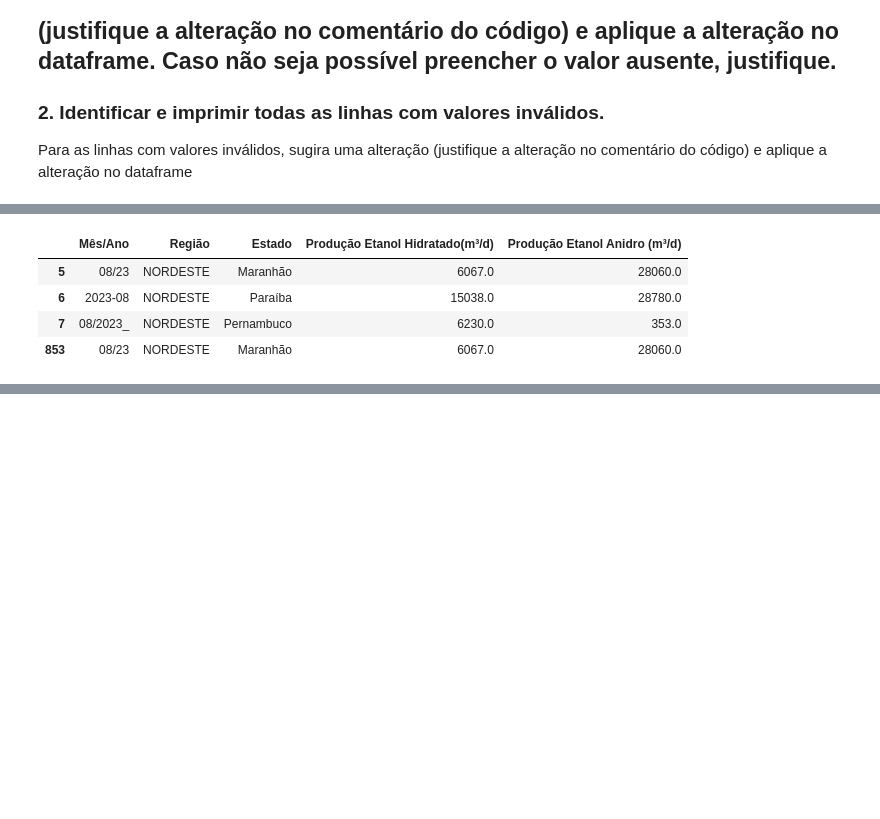
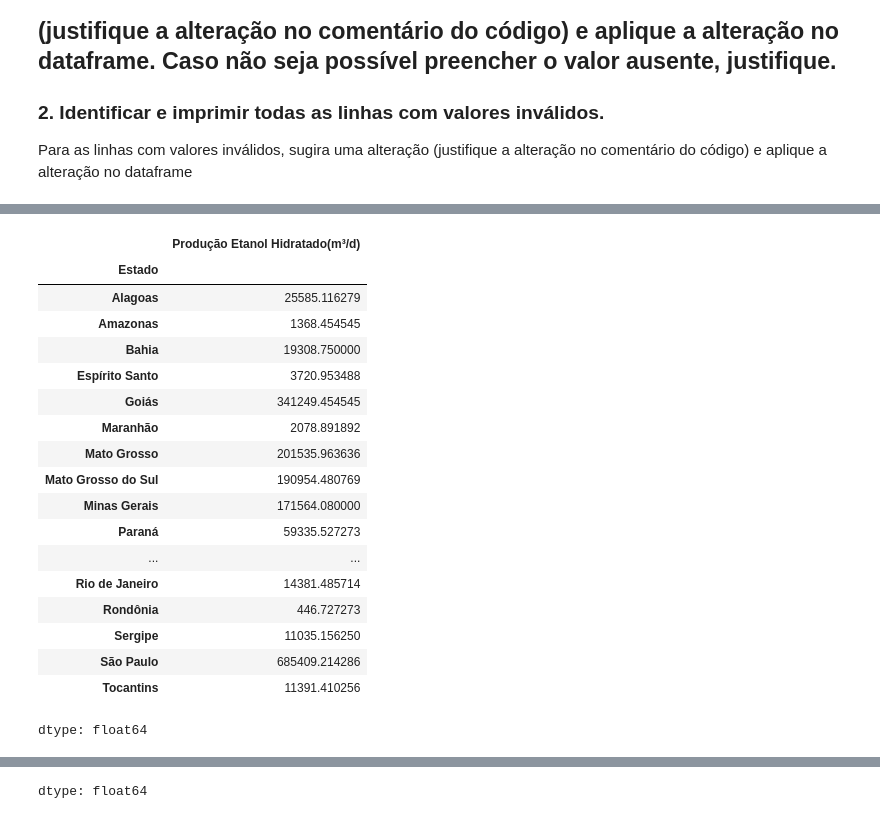
Before and after one commit to arthurt1/Projetos-de-Ci-ncias-de-Dados, a Jupyter notebook: AP2_Arthur_Thomé.ipynb, the cells around one changed output, grey strips where cells are left out. Saved outputs shown, nothing was run; the diff lists cells and outputs as text; code cells hidden in the pictures; blank space fills up the shorter version.

Commit message:
Identificando e tratando dados ausentes e linhas duplicadas

```diff
--- a/AP2_Arthur_Thomé.ipynb
+++ b/AP2_Arthur_Thomé.ipynb
@@ -56,51 +58,98 @@ display(dadosat)
 # %%
 ##Uma vez que ambas tarefas tem realizações correlacionadas, optei por realizar as duas simultaneamente de maneira a melhorar o resultado final
 
-##Primeiramente, Verifica-se possíveis irregularidades nas datas
+##Verfica-se os dados faltantes
+dados_vazios = dadosat[dadosat.isnull().any(axis=1)]
+
+##Verifica-se possíveis irregularidades nas datas
 datas_invalidas = dadosat[pd.to_datetime(dadosat["Mês/Ano"], format= '%m/%Y', errors='coerce').isnull()]
 
-##Como são poucas, é possível corrigir uma a uma e passa a coluna para datetime
-dadosat['Mês/Ano'].str.replace("08/23", "08/2023")
-dadosat['Mês/Ano'].str.replace("08/2023_", "08/2023")
-dadosat['Mês/Ano'].str.replace("2023-08", "08/2023")
-dadosat['Mês/Ano'] = pd.to_datetime(dadosat["Mês/Ano"], format= '%m/%Y',errors='coerce')
+##Como são poucas, é possível corrigir uma a uma e passar a coluna para datetime garantindo a ordenação correta
+dadosat['Mês/Ano']= dadosat['Mês/Ano'].str.replace("08/23", "08/2023")
+dadosat['Mês/Ano']= dadosat['Mês/Ano'].str.replace("08/2023_", "08/2023")
+dadosat['Mês/Ano']= dadosat['Mês/Ano'].str.replace("2023-08", "08/2023")
+dadosat['Mês/Ano']= pd.to_datetime(dadosat["Mês/Ano"], format= '%m/%Y',errors='coerce')
+dadosat = dadosat.sort_values(by="Mês/Ano")
+
 
 
 ##Cria um dicionário com todos os estados e suas respectivas regiões
 estado_para_regiao = {
     "Alagoas": "NORDESTE", "Bahia": "NORDESTE", "Ceará": "NORDESTE", "Maranhão": "NORDESTE",
     "Paraíba": "NORDESTE", "Pernambuco": "NORDESTE", "Piauí": "NORDESTE",
     "Rio Grande do Norte": "NORDESTE", "Sergipe": "NORDESTE",
     "Acre": "NORTE", "Amapá": "NORTE", "Amazonas": "NORTE", "Pará": "NORTE",
     "Rondônia": "NORTE", "Roraima": "NORTE", "Tocantins": "NORTE",
     "Goiás": "CENTRO OESTE", "Mato Grosso": "CENTRO OESTE", "Mato Grosso do Sul": "CENTRO OESTE",
     "Distrito Federal": "CENTRO OESTE",
     "Espírito Santo": "SUDESTE", "Minas Gerais": "SUDESTE", "Rio de Janeiro": "SUDESTE",
     "São Paulo": "SUDESTE",
     "Paraná": "SUL", "Rio Grande do Sul": "SUL", "Santa Catarina": "SUL"
 }
 
 
 ##Transforma os valores do dicionário na variavel "estados_validos" e então verifica a coluna estado em busca de valores inválidos
 estados_validos = estado_para_regiao.keys()
 estados_invalidos = dadosat[~dadosat["Estado"].isin(estados_validos)]
 
 ##Assim como na situação anterior, é possível corrigir caso a caso dada a baixa ocorrência
 dadosat['Estado'] = dadosat['Estado'].replace( {"Goias": "Goiás", "GO": "Goiás","Para":"Pará","Maranhao":"Maranhão"})
 
 
 ##Verifica o estado e coloca uma região equivalente ao estado, para garantir que todos os estados sejam considerados da região correta
 correcao_regiao = lambda linha: estado_para_regiao[linha["Estado"]] if linha["Estado"] in estado_para_regiao and estado_para_regiao[linha["Estado"]] != linha["Região"] else linha["Região"]
 regioes_invalidas = dadosat.loc[dadosat['Região'] != dadosat['Estado'].map(estado_para_regiao) ,:]
 dadosat['Região'] = dadosat.apply(correcao_regiao,axis=1)
 
-##Imprimir as linhas inválidas
-display(datas_invalidas)
-display(estados_invalidos)
-display(regioes_invalidas)
+
+
+##Após datas, regiões e estados estarem corrigidos, agora é possível vizualizar com exatidão os valores vazios restantes e os duplicados
+#Os valores vazios na coluna 'Região' já foram corrigidos com a função lambda correcao_regiao por este motivo dados_vazios é definido antes desta correção
+
+#Filtrando dados duplicados
+dados_duplicados = dadosat[dadosat.duplicated(subset=['Mês/Ano', 'Estado'])]
+##Tratando dados duplicados pela média dos duplicados
+dadosat = dadosat.groupby(['Mês/Ano', 'Estado'], as_index=False).agg({
+    'Produção Etanol Hidratado(m³/d)': 'mean',
+    'Produção Etanol Anidro (m³/d)': 'mean',})
+
+#Define a média de produção de etanol hidratado e anidro para cada estado
+media_etanolH_estado = dadosat.groupby('Estado')['Produção Etanol Hidratado(m³/d)'].mean()
+media_etanolA_estado = dadosat.groupby('Estado')['Produção Etanol Anidro (m³/d)'].mean()
+
+#Imprime as médias de cada estado
+display(media_etanolH_estado)
+display(media_etanolA_estado)
+
+##Farei uma interpolação temporal da 'Produção Etanol Hidratado(m³/d) a fim de manter o padrão anual
+dadosat = dadosat.set_index('Mês/Ano')
+dadosat['Produção Etanol Hidratado(m³/d)'] = dadosat['Produção Etanol Hidratado(m³/d)'].interpolate(method='time')
+
+#A 'Produção Etanol Anidro (m³/d)' em Amazonas, Rio Grande do Sul, Rio de Janeiro e Rondônia não tem nenhum valor,
+#portanto, assumirei que estes estados não produzem esse tipo de Etanol e os preencherei com 0.0
+
+estados_sem_producao_anidro = ['Amazonas', 'Rio Grande do Sul', 'Rio de Janeiro', 'Rondônia']
+dadosat.loc[dadosat['Estado'].isin(estados_sem_producao_anidro), 'Produção Etanol Anidro (m³/d)'] = 0.0
+
+#Para o restante, também farei uma interpolação temporal a fim de manter o padrão anual
+dadosat['Produção Etanol Anidro (m³/d)'] = dadosat['Produção Etanol Anidro (m³/d)'].interpolate(method='time')
 # %% [output]
-|  | Mês/Ano | Região | Estado | Produção Etanol Hidratado(m³/d) | Produção Etanol Anidro (m³/d) |
-| 5 | 08/23 | NORDESTE | Maranhão | 6067.0 | 28060.0 |
-| 6 | 2023-08 | NORDESTE | Paraíba | 15038.0 | 28780.0 |
-| 7 | 08/2023_ | NORDESTE | Pernambuco | 6230.0 | 353.0 |
-| 853 | 08/23 | NORDESTE | Maranhão | 6067.0 | 28060.0 |
+|  | Produção Etanol Hidratado(m³/d) |
+| Estado |  |
+| Alagoas | 25585.116279 |
+| Amazonas | 1368.454545 |
+| Bahia | 19308.750000 |
+| Espírito Santo | 3720.953488 |
+| Goiás | 341249.454545 |
+| Maranhão | 2078.891892 |
+| Mato Grosso | 201535.963636 |
+| Mato Grosso do Sul | 190954.480769 |
+| Minas Gerais | 171564.080000 |
+| Paraná | 59335.527273 |
+| ... | ... |
+| Rio de Janeiro | 14381.485714 |
+| Rondônia | 446.727273 |
+| Sergipe | 11035.156250 |
+| São Paulo | 685409.214286 |
+| Tocantins | 11391.410256 |
+dtype: float64
@@ -111,0 +174 @@ display(regioes_invalidas)
+dtype: float64
```
Also changed, not shown: parts of 7 cells of this notebook.
